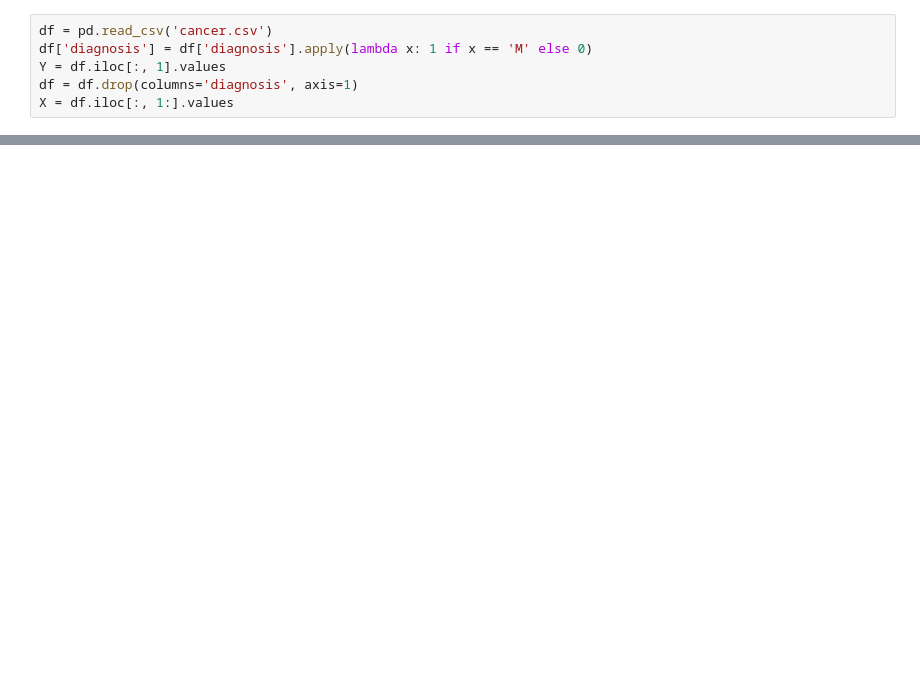
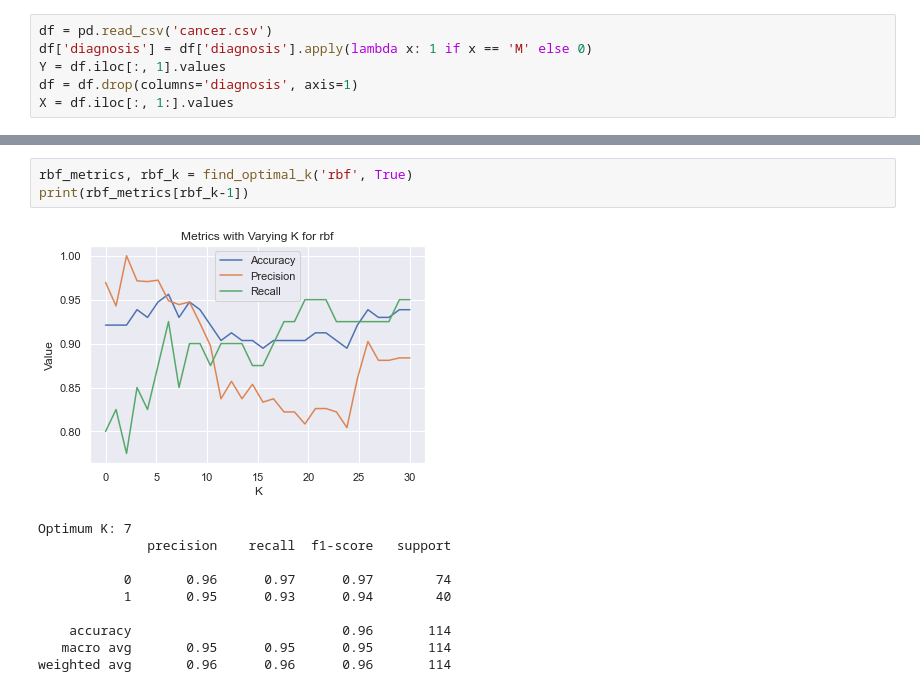
Before and after one commit to samofuture/Intro-to-ML, a Jupyter notebook: HW4/HW4.ipynb, the cells around one changed output, grey strips where cells are left out. Cells and saved outputs as stored; diff of their text form; blank space fills up the shorter version.

```diff
--- a/HW4/HW4.ipynb
+++ b/HW4/HW4.ipynb
@@ -228,0 +103,14 @@ TypeError: scatter() got multiple values for argument 's'
+# %%
+rbf_metrics, rbf_k = find_optimal_k('rbf', True)
+print(rbf_metrics[rbf_k-1])
+# %% [output]
+[figure, added]
+Optimum K: 7
+              precision    recall  f1-score   support
+
+           0       0.96      0.97      0.97        74
+           1       0.95      0.93      0.94        40
+
+    accuracy                           0.96       114
+   macro avg       0.95      0.95      0.95       114
+weighted avg       0.96      0.96      0.96       114
```
Also changed, not shown: parts of 25 cells of this notebook, 1 other file.
